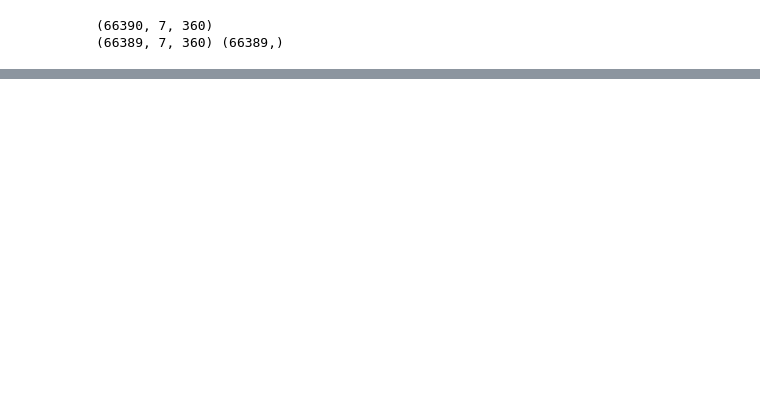
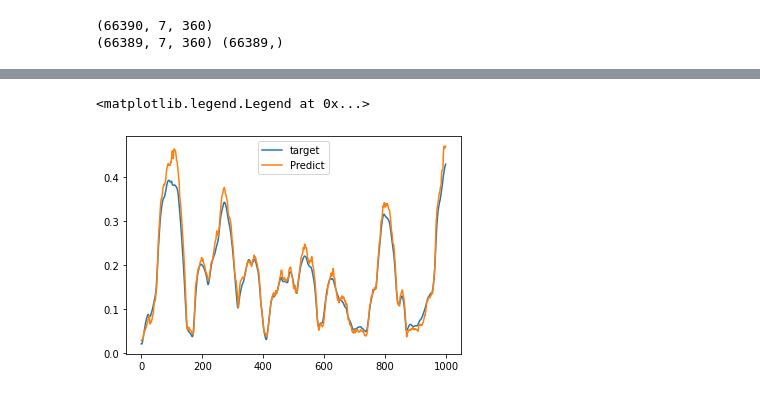
Before and after one commit to lu0x1a0/EURUSDPriceAnalysis, a Jupyter notebook: nnstruct.ipynb, the cells around one changed output, grey strips where cells are left out. Drawn from its saved outputs; the diff is of its cells as text; code cells hidden in the pictures; blank space fills up the shorter version.

Commit message:
ran 1 step prediction of standard deviation

```diff
--- a/nnstruct.ipynb
+++ b/nnstruct.ipynb
@@ -244,0 +259,10 @@ torch.Size([20, 1])
+# %%
+import torch
+from torch import optim, nn
+from Models.neural import STDConvModel
+model = STDConvModel(3*5*24, 7, 12,stride1=2,stride2=2)
+
+device = torch.device('cuda:0' if torch.cuda.is_available() else 'cpu')
+net = model.to(device)
+criterion = nn.MSELoss()
+optimiser = optim.Adam(net.parameters())
@@ -244,0 +315,12 @@ torch.Size([20, 1])
+# %%
+import matplotlib.pyplot as plt
+from torch import nn
+fig, ax = plt.subplots()
+ax.plot(test_y[-1000:],label='target')
+#plt.show()
+pred = net(test_x.to(device))
+ax.plot(pred.detach().cpu().numpy()[-1000:],label='Predict')
+ax.legend()
+# %% [output]
+<matplotlib.legend.Legend at 0x...>
+[figure, added]
```
Also changed, not shown: parts of 14 cells of this notebook, 4 other files.
